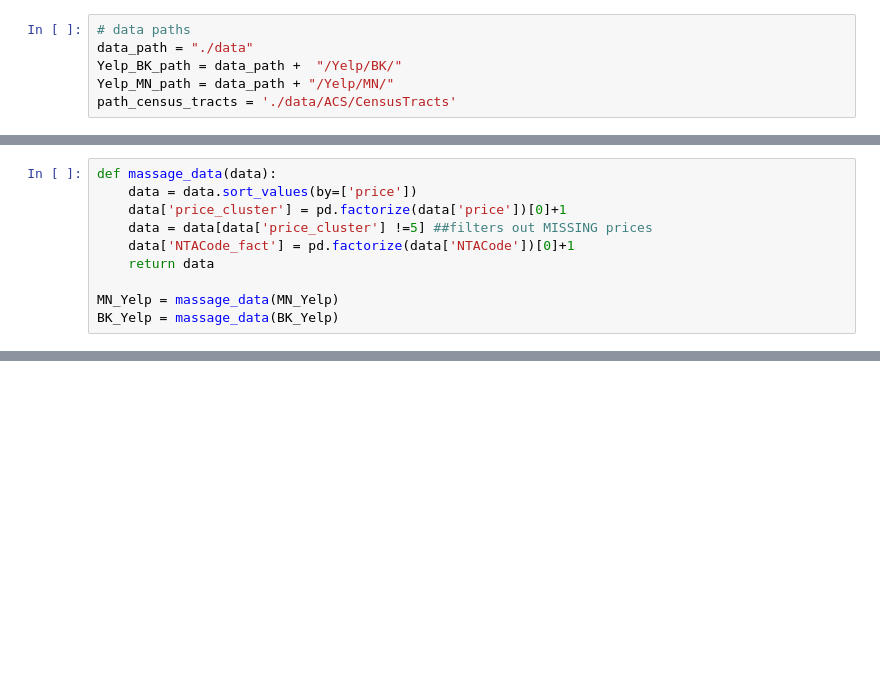
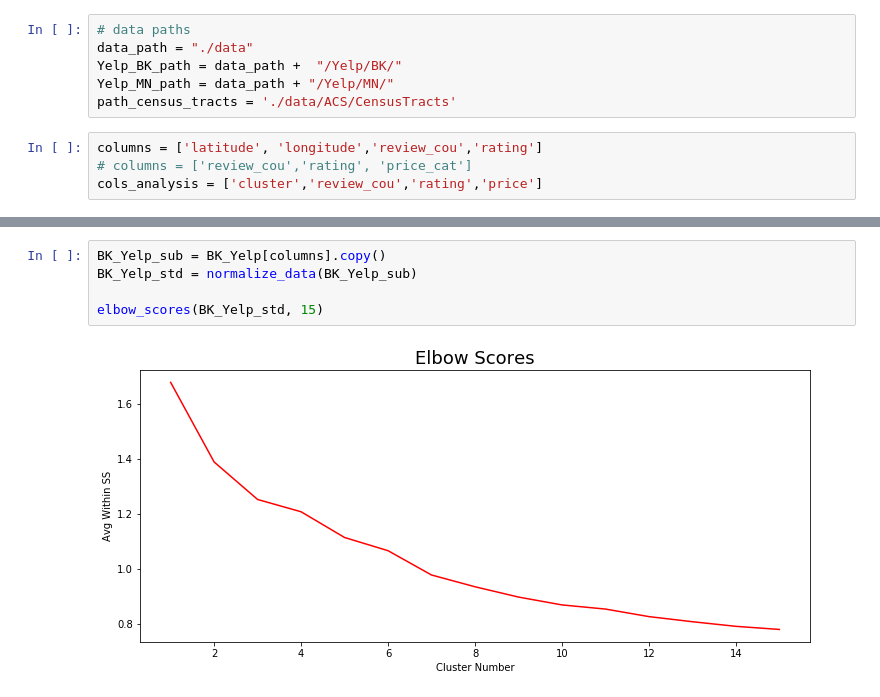
Before and after one commit to lobodemonte/restaurant-scene-ads, a Jupyter notebook: Yelp_Kmeans.ipynb, the cells around one changed output, grey strips where cells are left out. Saved outputs shown, nothing was run; the diff lists cells and outputs as text; blank space fills up the shorter version.

```diff
--- a/Yelp_Kmeans.ipynb
+++ b/Yelp_Kmeans.ipynb
@@ -37,6 +55,10 @@ data_path = "./data"
 Yelp_BK_path = data_path +  "/Yelp/BK/"
 Yelp_MN_path = data_path + "/Yelp/MN/"
 path_census_tracts = './data/ACS/CensusTracts'
+# %%
+columns = ['latitude', 'longitude','review_cou','rating']
+# columns = ['review_cou','rating', 'price_cat']
+cols_analysis = ['cluster','review_cou','rating','price']
 # %%
 # Reading in Yelp shapefiles
 MN_Yelp = gpd.read_file(Yelp_MN_path + "MN_Yelp_CensusTract_NTA.shp")
@@ -52,10 +78,0 @@ DriverError: ./data/NTA/nynta.shp: No such file or directory
-# %%
-def massage_data(data):
-    data = data.sort_values(by=['price'])
-    data['price_cluster'] = pd.factorize(data['price'])[0]+1
-    data = data[data['price_cluster'] !=5] ##filters out MISSING prices
-    data['NTACode_fact'] = pd.factorize(data['NTACode'])[0]+1
-    return data
-
-MN_Yelp = massage_data(MN_Yelp)
-BK_Yelp = massage_data(BK_Yelp)
@@ -92,0 +89,7 @@ BK_Yelp.head()
+# %%
+BK_Yelp_sub = BK_Yelp[columns].copy()
+BK_Yelp_std = normalize_data(BK_Yelp_sub)
+
+elbow_scores(BK_Yelp_std, 15)
+# %% [output]
+[figure, added]
```
Also changed, not shown: parts of 23 cells of this notebook.
